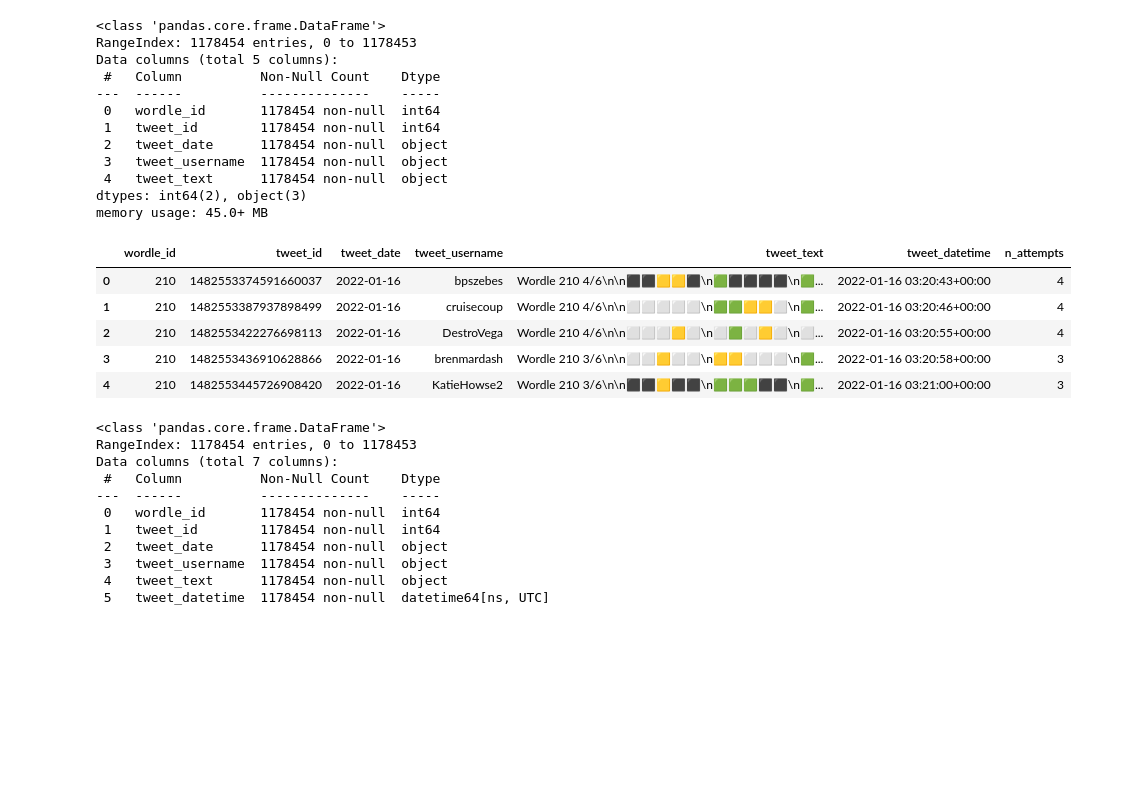
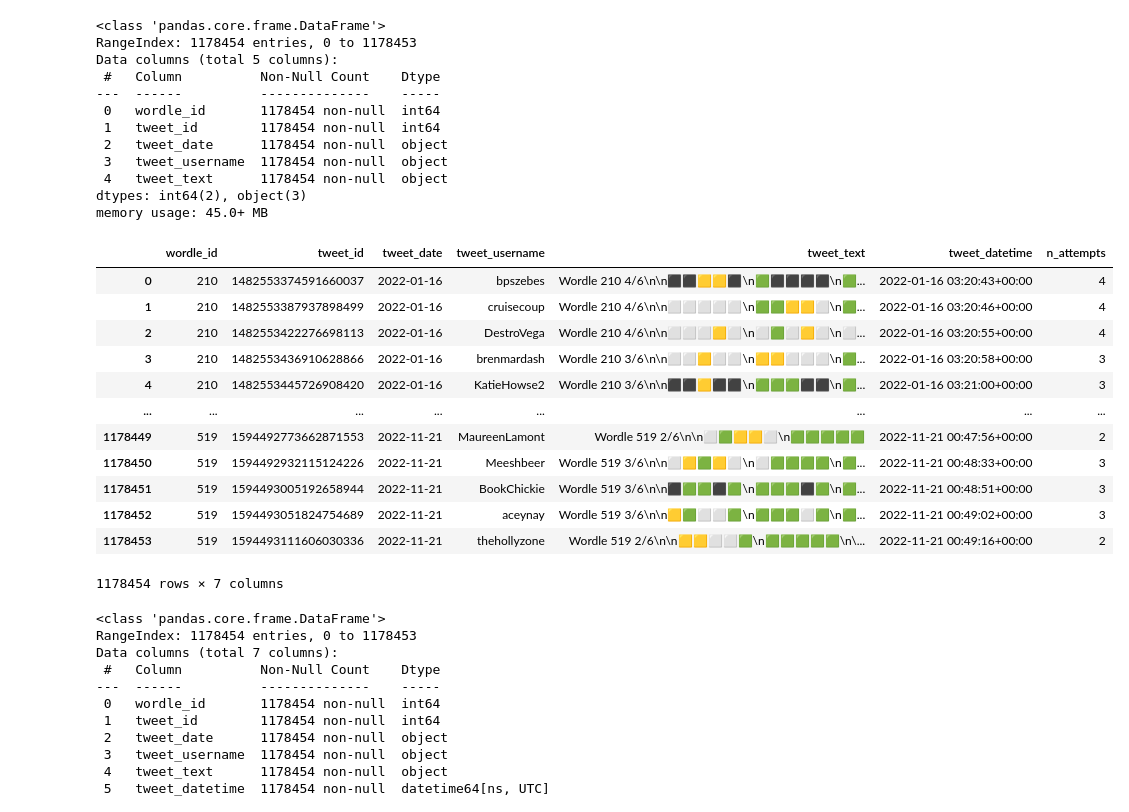
Before and after one commit to Klekzee/Case-Studies, a Jupyter notebook: 02-WordleEDA/wordle.ipynb, the cells around one changed output. Saved outputs shown, nothing was run; the diff lists cells and outputs as text; code cells hidden in the pictures; blank space fills up the shorter version.

```diff
--- a/02-WordleEDA/wordle.ipynb
+++ b/02-WordleEDA/wordle.ipynb
@@ -65,14 +65,21 @@ df_tweets['tweet_date'] = df_tweets['tweet_datetime'].dt.date
 # Adding `n_attempts` column
 df_tweets['n_attempts'] = df_tweets['tweet_text'].str[11].astype('int')
 # %%
-df_tweets.head()
+df_tweets
 # %% [output]
 |  | wordle_id | tweet_id | tweet_date | tweet_username | tweet_text | tweet_datetime | n_attempts |
 | 0 | 210 | 1482553374591660037 | 2022-01-16 | bpszebes | Wordle 210 4/6\n\n⬛⬛🟨🟨⬛\n🟩⬛⬛⬛⬛\n🟩... | 2022-01-16 03:20:43+00:00 | 4 |
 | 1 | 210 | 1482553387937898499 | 2022-01-16 | cruisecoup | Wordle 210 4/6\n\n⬜⬜⬜⬜⬜\n🟩🟩🟨🟨⬜\n🟩... | 2022-01-16 03:20:46+00:00 | 4 |
 | 2 | 210 | 1482553422276698113 | 2022-01-16 | DestroVega | Wordle 210 4/6\n\n⬜⬜⬜🟨⬜\n⬜🟩⬜🟨⬜\n⬜... | 2022-01-16 03:20:55+00:00 | 4 |
 | 3 | 210 | 1482553436910628866 | 2022-01-16 | brenmardash | Wordle 210 3/6\n\n⬜⬜🟨⬜⬜\n🟨🟨⬜⬜⬜\n🟩... | 2022-01-16 03:20:58+00:00 | 3 |
 | 4 | 210 | 1482553445726908420 | 2022-01-16 | KatieHowse2 | Wordle 210 3/6\n\n⬛⬛🟨⬛⬛\n🟩🟩🟩⬛⬛\n🟩... | 2022-01-16 03:21:00+00:00 | 3 |
+| ... | ... | ... | ... | ... | ... | ... | ... |
+| 1178449 | 519 | 1594492773662871553 | 2022-11-21 | MaureenLamont | Wordle 519 2/6\n\n⬜🟩🟨🟨⬜\n🟩🟩🟩🟩🟩 | 2022-11-21 00:47:56+00:00 | 2 |
+| 1178450 | 519 | 1594492932115124226 | 2022-11-21 | Meeshbeer | Wordle 519 3/6\n\n⬜🟨🟩🟨⬜\n⬜🟩🟩🟩🟩\n🟩... | 2022-11-21 00:48:33+00:00 | 3 |
+| 1178451 | 519 | 1594493005192658944 | 2022-11-21 | BookChickie | Wordle 519 3/6\n\n⬛🟩🟩⬛🟩\n🟩🟩🟩⬛🟩\n🟩... | 2022-11-21 00:48:51+00:00 | 3 |
+| 1178452 | 519 | 1594493051824754689 | 2022-11-21 | aceynay | Wordle 519 3/6\n\n🟨🟩⬜⬜🟩\n🟩🟩🟩⬜🟩\n🟩... | 2022-11-21 00:49:02+00:00 | 3 |
+| 1178453 | 519 | 1594493111606030336 | 2022-11-21 | thehollyzone | Wordle 519 2/6\n\n🟨🟨⬜⬜🟩\n🟩🟩🟩🟩🟩\n\... | 2022-11-21 00:49:16+00:00 | 2 |
+1178454 rows × 7 columns
 # %%
 df_tweets.info()
 # %% [output]
```
Also changed, not shown: parts of 8 cells of this notebook.
